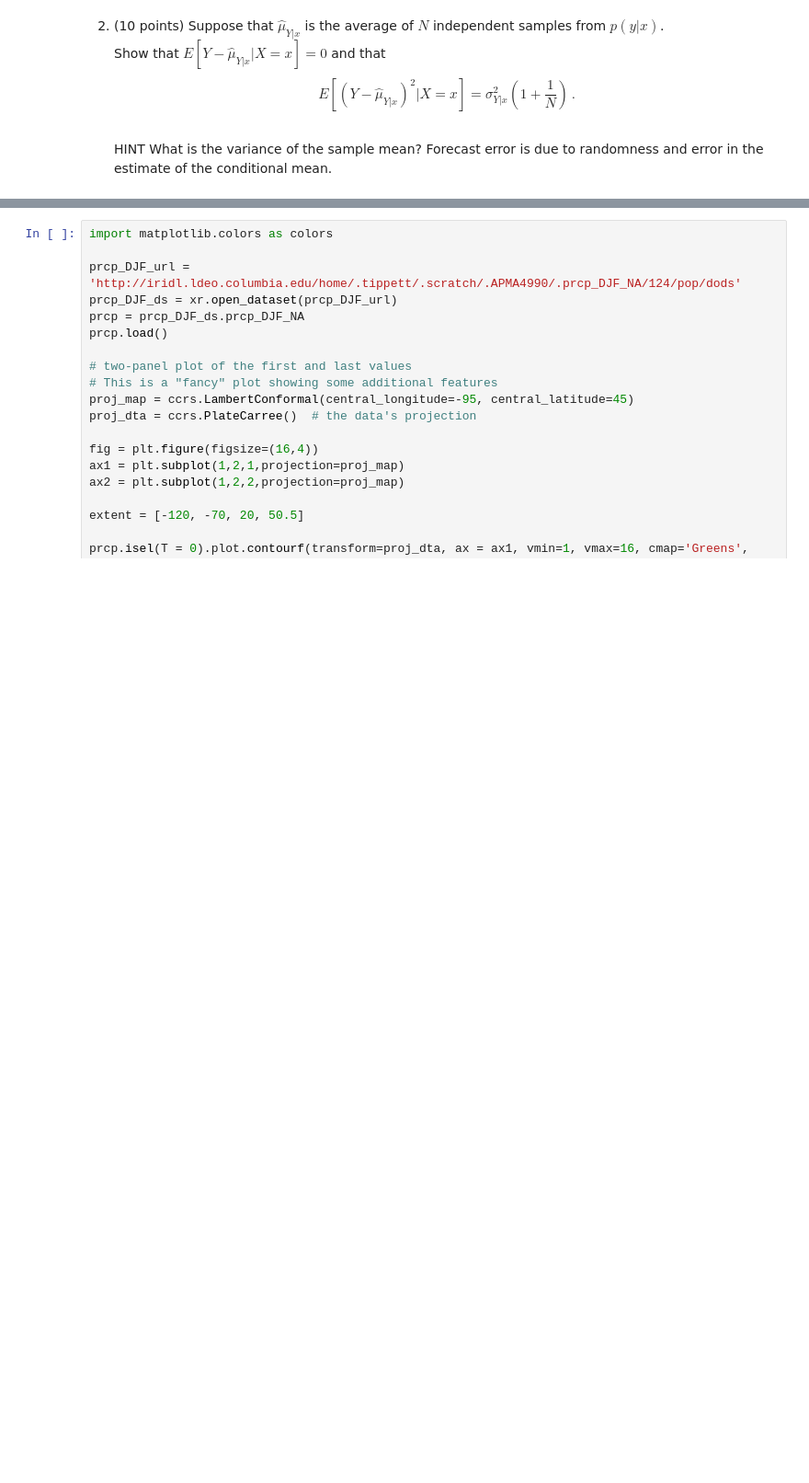
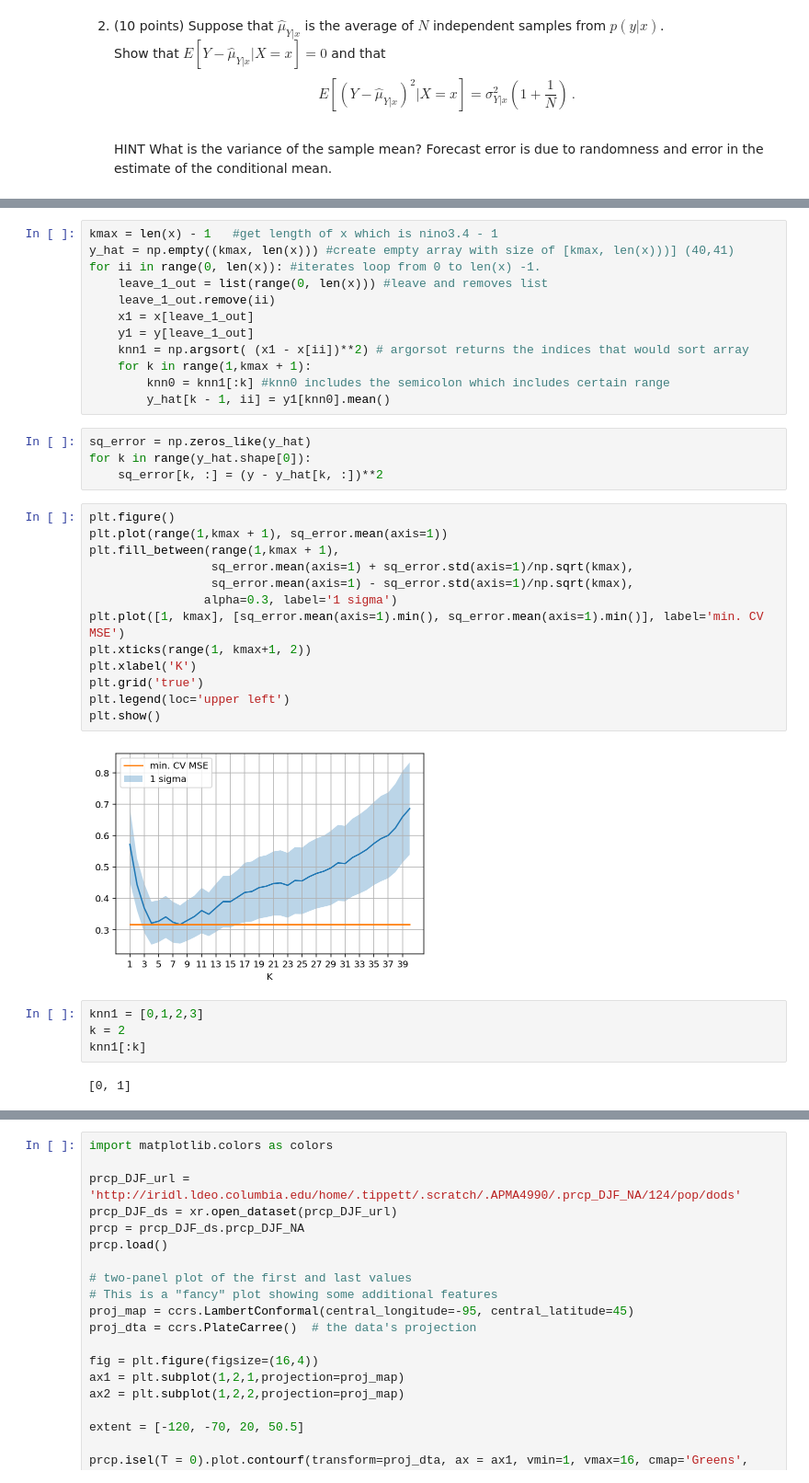
Before and after one commit to jp3993/apma4990-jp3993, a Jupyter notebook: HW-04.ipynb, the cells around one changed output, grey strips where cells are left out. Shown at 92% size. Cells and saved outputs as stored; diff of their text form; blank space fills up the shorter version.

```diff
--- a/HW-04.ipynb
+++ b/HW-04.ipynb
@@ -320,4 +374,41 @@ plt.xticks([N1/2, 3*N2/2],['La Nina (lower tercile)', 'El Nino (upper tercile)']
     (The interval is a so-called 1$\sigma$ interval.)
     MSE = mean(squared error)
     $\sigma$ = std(squared error)/sqrt(sample size)
+# %%
+kmax = len(x) - 1   #get length of x which is nino3.4 - 1
+y_hat = np.empty((kmax, len(x))) #create empty array with size of [kmax, len(x)))] (40,41)
+for ii in range(0, len(x)): #iterates loop from 0 to len(x) -1.
+    leave_1_out = list(range(0, len(x))) #leave and removes list
+    leave_1_out.remove(ii)
+    x1 = x[leave_1_out]
+    y1 = y[leave_1_out]
+    knn1 = np.argsort( (x1 - x[ii])**2) # argorsot returns the indices that would sort array
+    for k in range(1,kmax + 1):
+        knn0 = knn1[:k] #knn0 includes the semicolon which includes certain range
+        y_hat[k - 1, ii] = y1[knn0].mean()
+# %%
+sq_error = np.zeros_like(y_hat)
+for k in range(y_hat.shape[0]):
+    sq_error[k, :] = (y - y_hat[k, :])**2
+# %%
+plt.figure()
+plt.plot(range(1,kmax + 1), sq_error.mean(axis=1))
+plt.fill_between(range(1,kmax + 1),
+                 sq_error.mean(axis=1) + sq_error.std(axis=1)/np.sqrt(kmax),
+                 sq_error.mean(axis=1) - sq_error.std(axis=1)/np.sqrt(kmax),
+                alpha=0.3, label='1 sigma')
+plt.plot([1, kmax], [sq_error.mean(axis=1).min(), sq_error.mean(axis=1).min()], label='min. CV MSE')
+plt.xticks(range(1, kmax+1, 2))
+plt.xlabel('K')
+plt.grid('true')
+plt.legend(loc='upper left')
+plt.show()
+# %% [output]
+[figure, added]
+# %%
+knn1 = [0,1,2,3]
+k = 2
+knn1[:k]
+# %% [output]
+[0, 1]
 # %%
```
Also changed, not shown: parts of 15 cells of this notebook.
